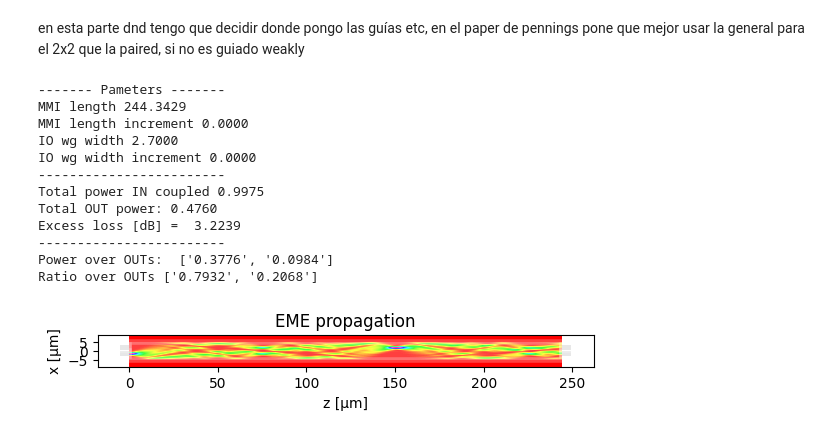
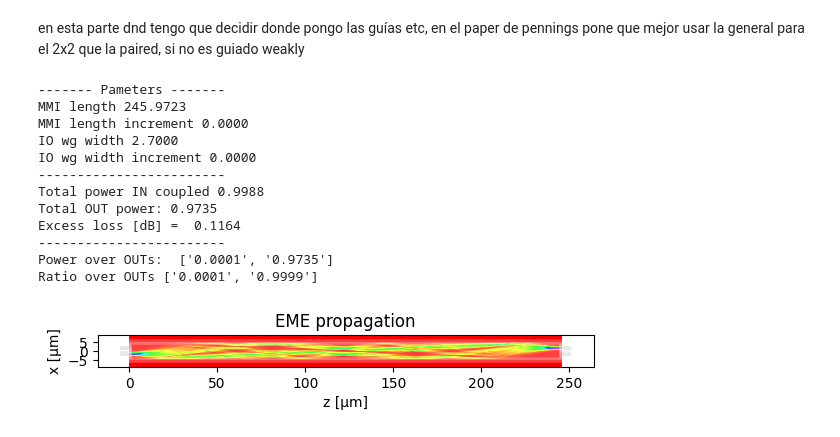
Before and after one commit to mromgar1/pic-upv-lab5-finalproject, a Jupyter notebook: FINAL_PROJECT_DEEP.ipynb, the cells around one changed output. Drawn from its saved outputs; the diff is of its cells as text; code cells hidden in the pictures.

```diff
--- a/FINAL_PROJECT_DEEP.ipynb
+++ b/FINAL_PROJECT_DEEP.ipynb
@@ -208,7 +198,6 @@ m = MMI_EME() # Here you instantiate a MMI to be simulated with the Eigen-mode e
 m.mat_core=mat.si(1.55)
 m.MMI_width = mmi_Width
 m.wg_width=2.7
-m.wg_thickness = 0.22
 m.MMI_num_modes = 40 # Number of modes to be calculated. Here, the higher, the better since we are going to calculate
                     # the propagation based on the mode decomposition.
 
@@ -256,37 +235,38 @@ en esta parte dnd tengo que decidir donde pongo las guías etc, en el paper de p
 # %%
 # IMPORTANT!!!
 # # If you DON'T change neither the MMI width
 # nor input/output waveguide widths
 # YOU CAN RUN the lines below as many times as you wish
 # (SAVES TIME)
 
 # 3) Configure MMI
 # # MMI I/O number (check class slides for type of MMI)
 
 m.n_IN =  2 # STUDENT
 m.n_OUT = 2 # STUDENT
 m.dL_MMI = 0
 dy = 0
 # MMI I/O waveguide positions (check class slides for type of MMI)
 m.IN_WVG_positions = np.array([-1.68, 1.68]) # STUDENT
 m.OUT_WVG_positions =np.array([-1.68, 1.68])# STUDENT
 
 # MMI length (check class slides for type of MMI)
-m.L_MMI = L_pi
+m.L_MMI = L_pi_eme
+
 
 # Run propagation
 m.propagation()
 # %% [output]
 ------- Pameters -------
-MMI length 244.3429
+MMI length 245.9723
 MMI length increment 0.0000
 IO wg width 2.7000
 IO wg width increment 0.0000
 ------------------------
-Total power IN coupled 0.9975
-Total OUT power: 0.4760
-Excess loss [dB] =  3.2239
+Total power IN coupled 0.9988
+Total OUT power: 0.9735
+Excess loss [dB] =  0.1164
 ------------------------
-Power over OUTs:  ['0.3776', '0.0984']
-Ratio over OUTs ['0.7932', '0.2068']
+Power over OUTs:  ['0.0001', '0.9735']
+Ratio over OUTs ['0.0001', '0.9999']
-[figure, old version]
+[figure, new version]
```
Also changed, not shown: parts of 9 cells of this notebook.
